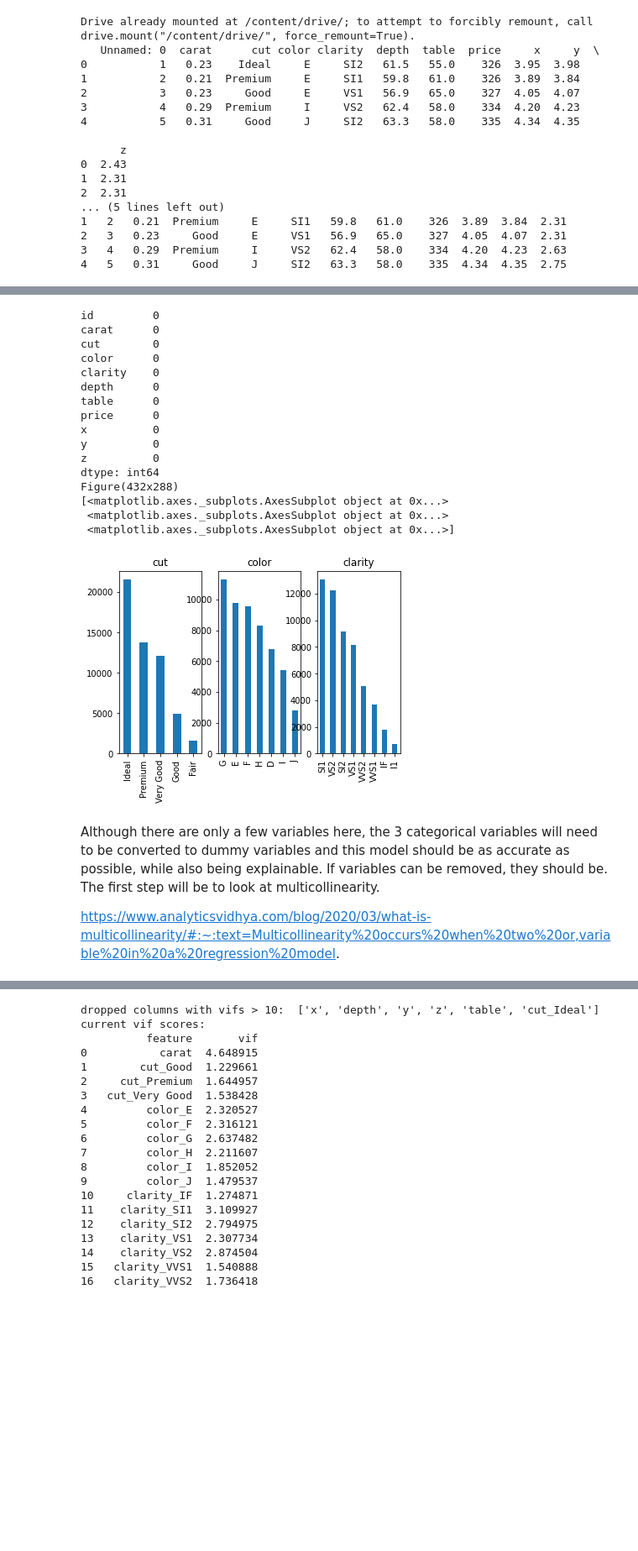
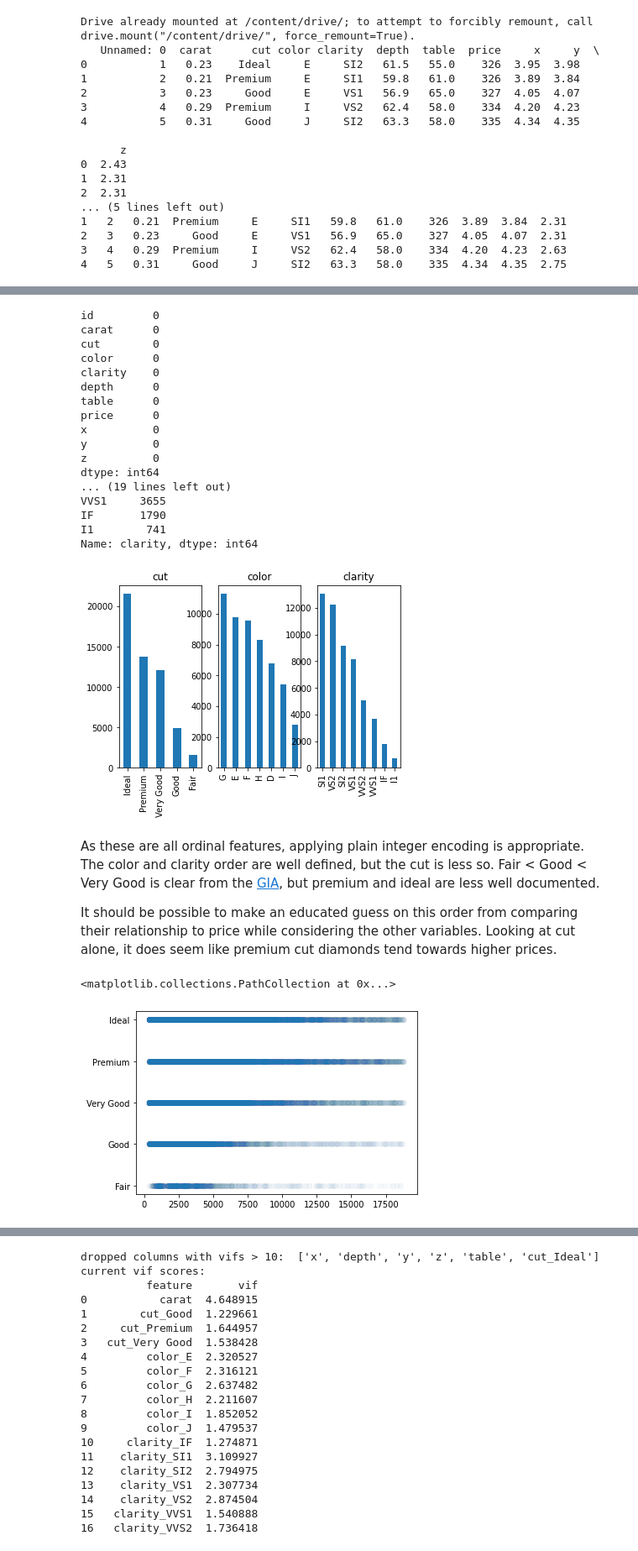
Before and after one commit to ashbyj/applied-modeling-techniques, a Jupyter notebook: multiple-linear-regression/diamondRegression.ipynb, the cells around one changed output, grey strips where cells are left out. Shown: that part at 84% size. Cells and saved outputs as stored; diff of their text form; code cells hidden in the pictures; blank space fills up the shorter version.

```diff
--- a/multiple-linear-regression/diamondRegression.ipynb
+++ b/multiple-linear-regression/diamondRegression.ipynb
@@ -47,9 +45,10 @@ I then checked each column for nulls and found none.  Given that regression tech
 print(df.isna().sum())
 categorical_columns = ['cut','color','clarity']
 
+for column in categorical_columns:
+  print(df[column].value_counts())
+
 fig, ax = plt.subplots(1, len(categorical_columns))
-print(fig)
-print(ax)
 for i, column in enumerate(df[categorical_columns]):
   df[column].value_counts().plot(kind='bar', ax=ax[i]).set_title(column)
 
@@ -67,12 +66,23 @@ x          0
 y          0
 z          0
 dtype: int64
-Figure(432x288)
-[<matplotlib.axes._subplots.AxesSubplot object at 0x...>
- <matplotlib.axes._subplots.AxesSubplot object at 0x...>
- <matplotlib.axes._subplots.AxesSubplot object at 0x...>]
+... (19 lines left out)
+VVS1     3655
+IF       1790
+I1        741
+Name: clarity, dtype: int64
 [figure]
 # %% [markdown]
-Although there are only a few variables here, the 3 categorical variables will need to be converted to dummy variables and this model should be as accurate as possible, while also being explainable.  If variables can be removed, they should be.  The first step will be to look at multicollinearity.
+As these are all ordinal features, applying plain integer encoding is appropriate.  The color and clarity order are well defined, but the cut is less so.  Fair < Good < Very Good is clear from the [GIA](https://https://www.gia.edu/doc/estimating_cut_grade_chart_lowres.pdf), but premium and ideal are less well documented.
 
-https://www.analyticsvidhya.com/blog/2020/03/what-is-multicollinearity/#:~:text=Multicollinearity%20occurs%20when%20two%20or,variable%20in%20a%20regression%20model.
+It should be possible to make an educated guess on this order from comparing their relationship to price while considering the other variables.  Looking at cut alone, it does seem like premium cut diamonds tend towards higher prices.
+# %%
+cut_scale = ['Fair', 'Good', 'Very Good', 'Premium', 'Ideal']
+df.cut = df.cut.astype('category')
+df.cut.cat.set_categories(cut_scale)
+df = df.sort_values('cut')
+
+plt.pyplot.scatter(y=df['cut'], x=df['price'], alpha=0.01)
+# %% [output]
+<matplotlib.collections.PathCollection at 0x...>
+[figure, added]
```
Also changed, not shown: parts of 9 cells of this notebook.
